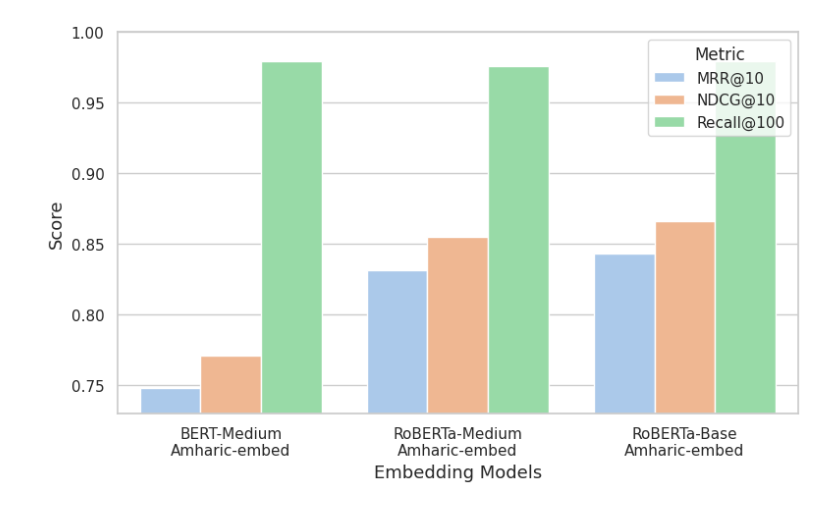
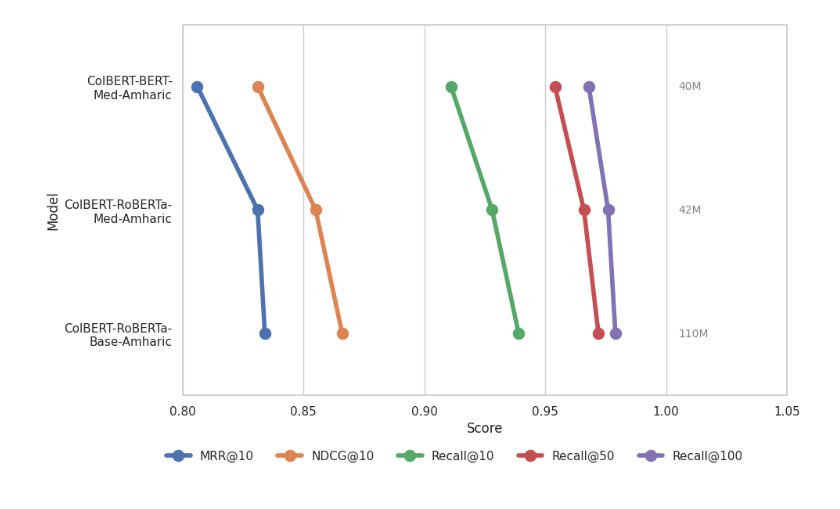
Before and after one commit to kidist-amde/amharic-ir-benchmarks, a Jupyter notebook: notebooks/analysis_colbert_model_comparison.ipynb, the cells around one changed output. Saved outputs shown, nothing was run; the diff lists cells and outputs as text; code cells hidden in the pictures.

```diff
--- a/notebooks/analysis_colbert_model_comparison.ipynb
+++ b/notebooks/analysis_colbert_model_comparison.ipynb
@@ -535,20 +121,0 @@ plt.close()
-# %%
-
-# Dumbbell Plot with enhanced colors
-fig, ax = plt.subplots(figsize=(8, 5))
-for i in range(len(models)):
-    ax.plot([mrr[i], ndcg[i]], [i, i], 'k-', lw=2)
-    ax.plot(mrr[i], i, 'o', color='#1f77b4', markersize=8, label='MRR@10' if i == 0 else "")
-    ax.plot(ndcg[i], i, '^', color='#d62728', markersize=9, label='NDCG@10' if i == 0 else "")
-    ax.text(ndcg[i] + 0.001, i + 0.15, f"{params[i]}M", fontsize=10, color='gray')
-
-ax.set_yticks(np.arange(len(models)))
-ax.set_yticklabels(models)
-ax.set_xlabel("Score")
-ax.set_xlim(0.73, 0.78)
-ax.legend()
-ax.grid(True, linestyle='--', alpha=0.5)
-plt.tight_layout()
-plt.savefig("dumbbell_mrr_ndcg.pdf", format="pdf", bbox_inches='tight', dpi=300)
-plt.show()
-plt.close()
@@ -557,40 +200,48 @@ plt.close()
 # %%
 import matplotlib.pyplot as plt
 import seaborn as sns
 import pandas as pd
 import numpy as np
 
-# Data
+# Data from the LaTeX table
 models = [
-    "BERT-Medium\nAmharic-embed",
-    "RoBERTa-Medium\nAmharic-embed",
-    "RoBERTa-Base\nAmharic-embed"
+    "ColBERT-BERT-\nMed-Amharic",
+    "ColBERT-RoBERTa-\nMed-Amharic",
+    "ColBERT-RoBERTa-\nBase-Amharic"
 ]
-params = [40, 42, 110]  # in millions
-mrr = [0.748, 0.831, 0.843]
-ndcg = [0.771, 0.855, 0.866]
-recall100 = [0.979, 0.976, 0.979]
+params = [40, 42, 110]
+mrr = [0.806, 0.831, 0.834]
+ndcg = [0.831, 0.855, 0.866]
+recall10 = [0.911, 0.928, 0.939]
+recall50 = [0.954, 0.966, 0.972]
+recall100 = [0.968, 0.976, 0.979]
 
-# Create DataFrame
-plot_data = pd.DataFrame({
-    'Model': models * 3,
-    'Metric': ['MRR@10'] * 3 + ['NDCG@10'] * 3 + ['Recall@100'] * 3,
-    'Score': mrr + ndcg + recall100
+# Dot Plot (connected with lines)
+dot_df = pd.DataFrame({
+    'Model': models,
+    'MRR@10': mrr,
+    'NDCG@10': ndcg,
+    'Recall@10': recall10,
+    'Recall@50': recall50,
+    'Recall@100': recall100,
+    'Params': params
 })
 
-# Set font and style
-plt.rcParams['font.family'] = 'Times New Roman'
-sns.set(style="whitegrid")
+dot_melted = dot_df.melt(id_vars=['Model', 'Params'], var_name='Metric', value_name='Score')
+plt.figure(figsize=(10, 6))
+sns.pointplot(data=dot_melted, x='Score', y='Model', hue='Metric', join=True, markers="o", scale=1.5)
 
-# Grouped Bar Plot
-plt.figure(figsize=(8, 5))
-sns.barplot(x='Model', y='Score', hue='Metric', data=plot_data, palette='pastel')
-plt.xlabel('Embedding Models', fontsize=13)
-plt.ylabel('Score', fontsize=13)
-plt.ylim(0.73, 1.0)
+# Add parameter annotations
+for i, model in enumerate(models):
+    plt.text(1.005, i, f"{params[i]}M", va='center', fontsize=10, color='gray')
+
+plt.xlabel("Score")
+plt.ylabel("Model")
+plt.xlim(0.80, 1.05)
+plt.legend(loc='upper center', bbox_to_anchor=(0.45, -0.12), ncol=5, frameon=False)
 plt.tight_layout()
-plt.savefig("barplot_mrr_ndcg_recall100.pdf", format="pdf", bbox_inches='tight', dpi=300)
+plt.savefig("dotlineplot_colbert_amharic_models.pdf", format="pdf", dpi=300)
 plt.show()
 plt.close()
 # %% [output]
-[figure, old version]
+[figure, new version]
```
Also changed, not shown: parts of 25 cells of this notebook, 3 other files.
